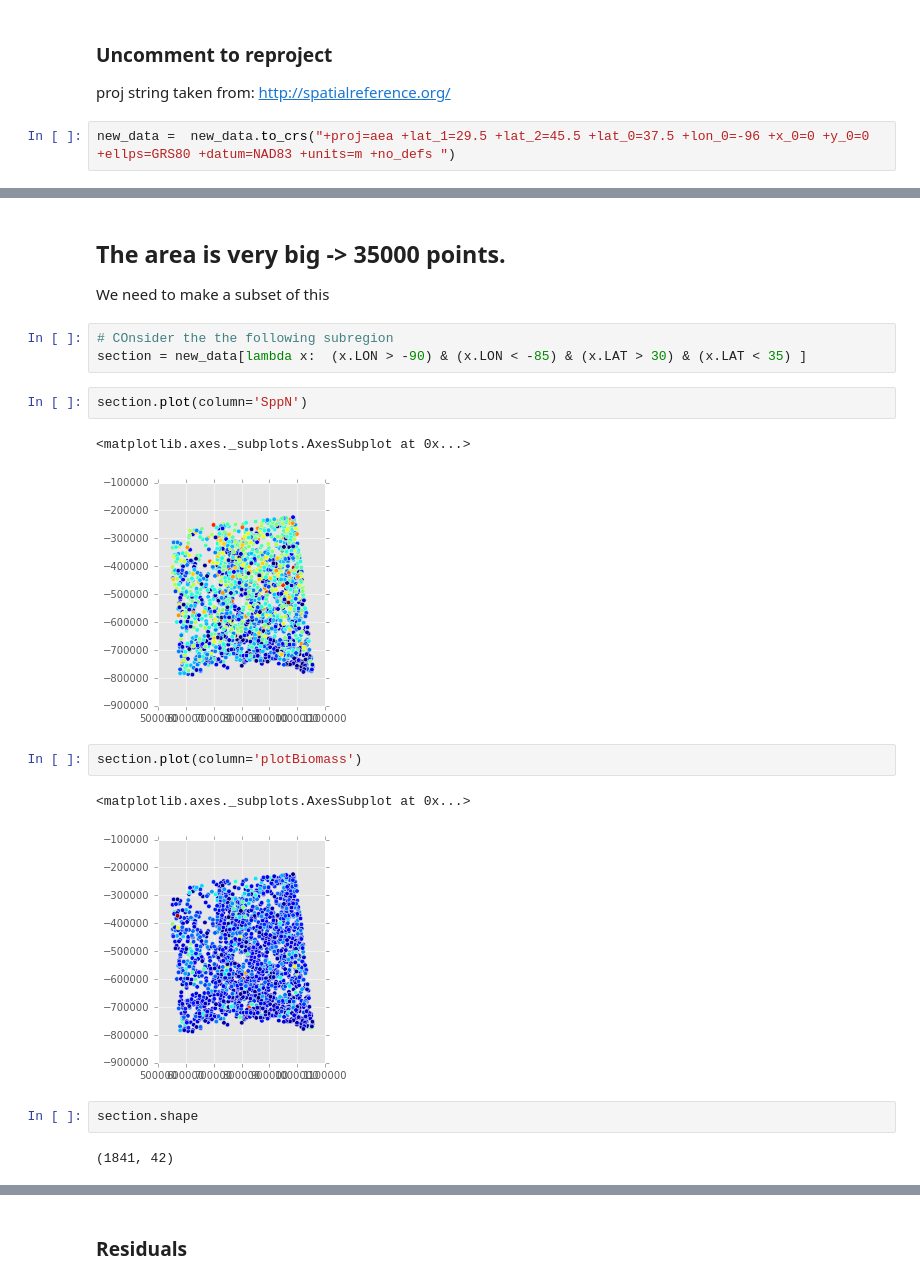
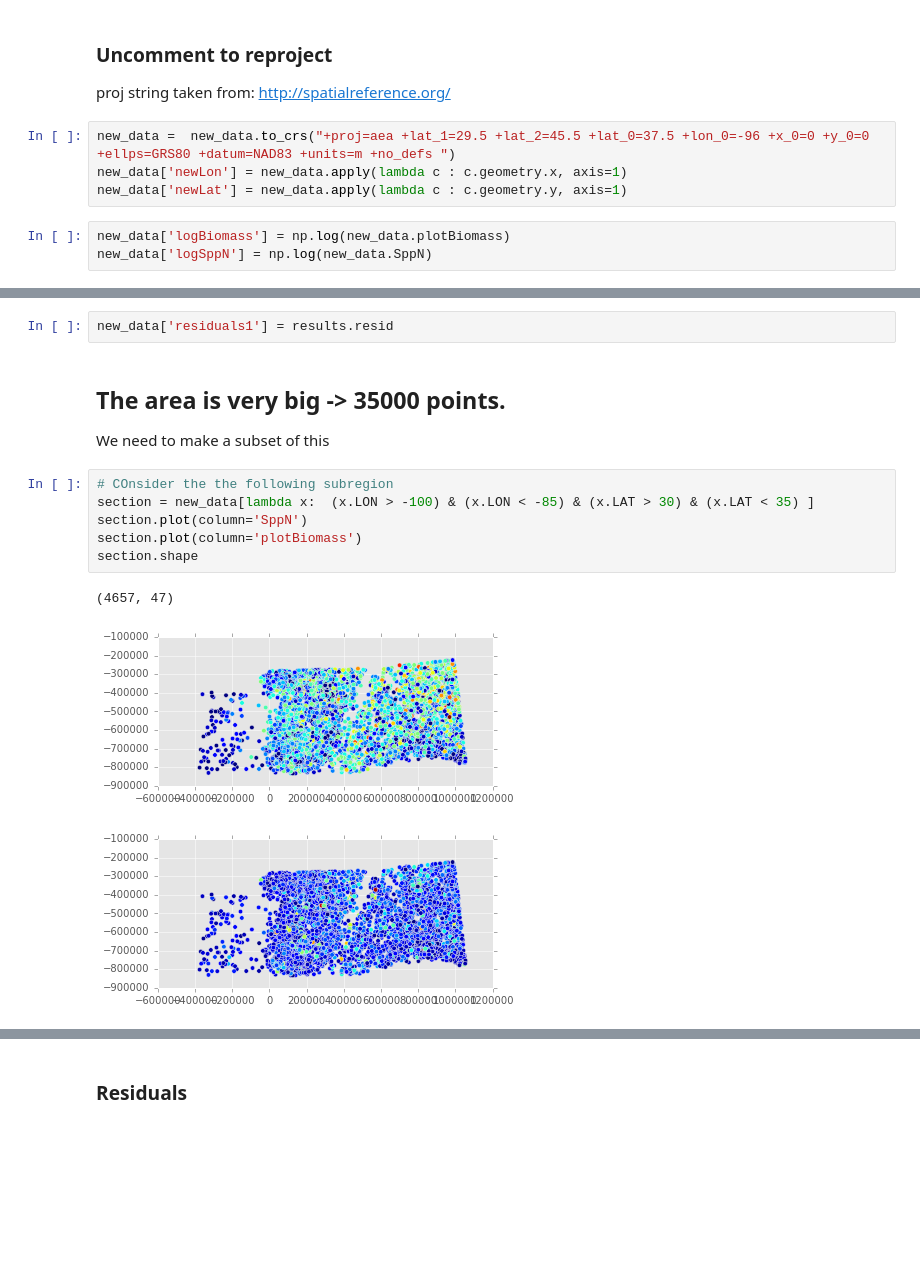
Before and after one commit to molgor/spystats, a Jupyter notebook: notebooks/spatial_autocorrelation_with_trend.ipynb, the cells around one changed output, grey strips where cells are left out. Cells and saved outputs as stored; diff of their text form; blank space fills up the shorter version.

```diff
--- a/notebooks/spatial_autocorrelation_with_trend.ipynb
+++ b/notebooks/spatial_autocorrelation_with_trend.ipynb
@@ -35,3 +36,8 @@ new_data.crs = {'init':'epsg:4326'}
 proj string taken from: http://spatialreference.org/
 # %%
 new_data =  new_data.to_crs("+proj=aea +lat_1=29.5 +lat_2=45.5 +lat_0=37.5 +lon_0=-96 +x_0=0 +y_0=0 +ellps=GRS80 +datum=NAD83 +units=m +no_defs ")
+new_data['newLon'] = new_data.apply(lambda c : c.geometry.x, axis=1)
+new_data['newLat'] = new_data.apply(lambda c : c.geometry.y, axis=1)
+# %%
+new_data['logBiomass'] = np.log(new_data.plotBiomass)
+new_data['logSppN'] = np.log(new_data.SppN)
@@ -38,20 +78,15 @@ new_data =  new_data.to_crs("+proj=aea +lat_1=29.5 +lat_2=45.5 +lat_0=37.5 +lon_
+# %%
+new_data['residuals1'] = results.resid
 # %% [markdown]
 ## The area is very big -> 35000 points.
 We need to make a subset of this
 # %%
 # COnsider the the following subregion
-section = new_data[lambda x:  (x.LON > -90) & (x.LON < -85) & (x.LAT > 30) & (x.LAT < 35) ]
+section = new_data[lambda x:  (x.LON > -100) & (x.LON < -85) & (x.LAT > 30) & (x.LAT < 35) ]
+section.plot(column='SppN')
+section.plot(column='plotBiomass')
+section.shape
+# %% [output]
+(4657, 47)
+[figure, added]
+[figure, added]
-# %%
-section.plot(column='SppN')
-# %% [output]
-<matplotlib.axes._subplots.AxesSubplot at 0x...>
-[figure, removed]
-# %%
-section.plot(column='plotBiomass')
-# %% [output]
-<matplotlib.axes._subplots.AxesSubplot at 0x...>
-[figure, removed]
-# %%
-section.shape
-# %% [output]
-(1841, 42)
```
Also changed, not shown: parts of 57 cells of this notebook, 7 other files.
